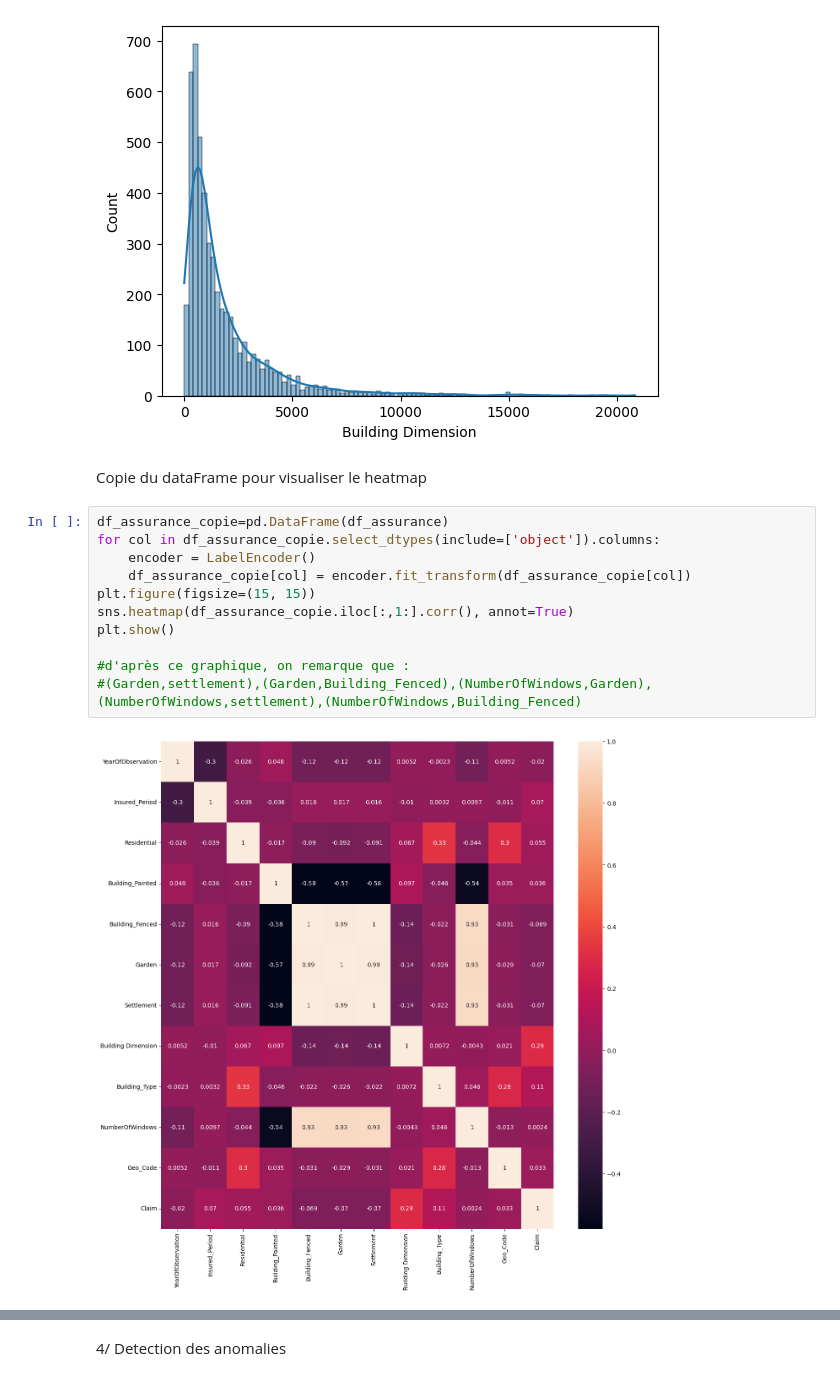
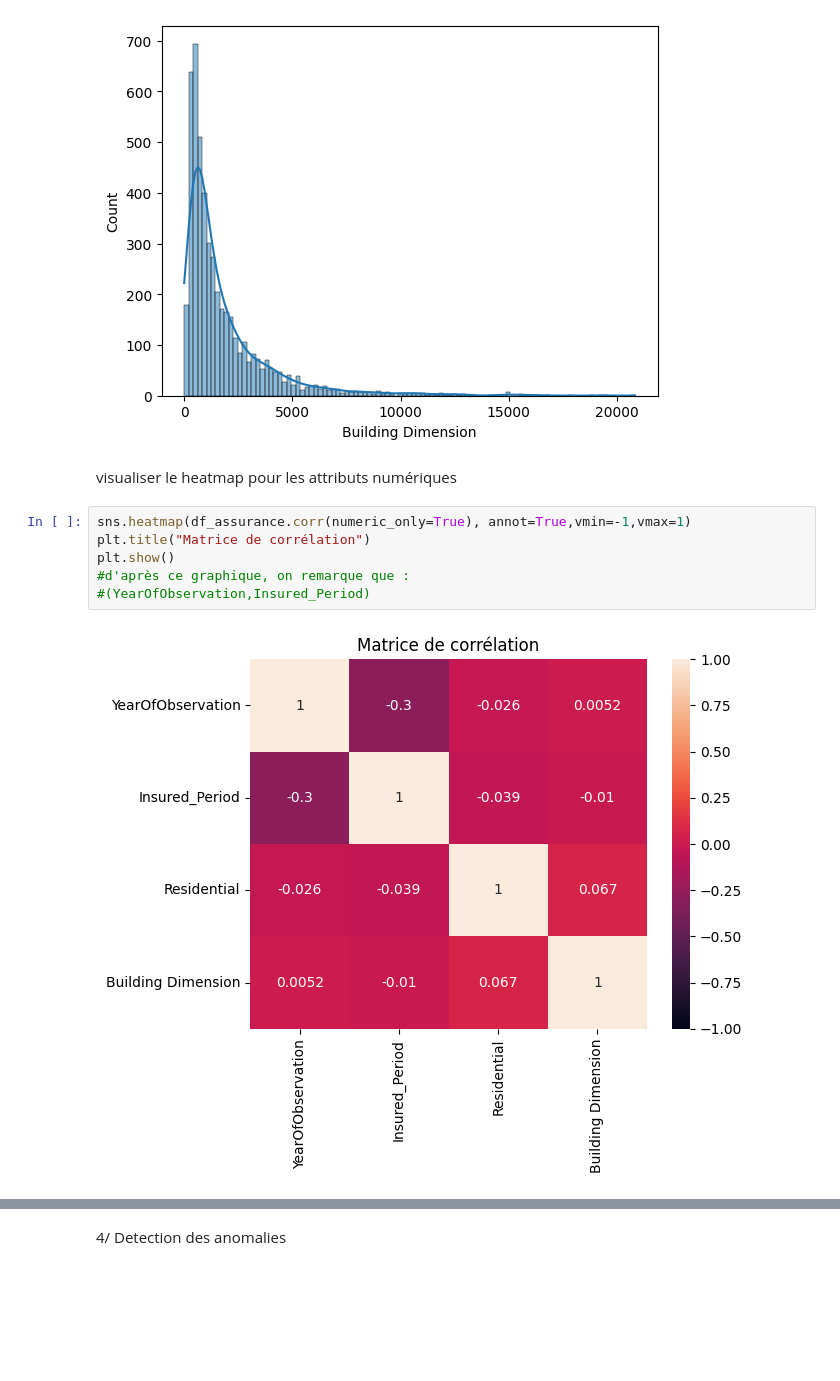
Before and after one commit to Sirine2002/Data_Mining, a Jupyter notebook: Projet_01.ipynb, the cells around one changed output, grey strips where cells are left out. Drawn from its saved outputs; the diff is of its cells as text; blank space fills up the shorter version.

```diff
--- a/Projet_01.ipynb
+++ b/Projet_01.ipynb
@@ -90,18 +108,13 @@ sns.histplot(df_assurance['Building Dimension'], kde=True)
 plt.show()
 # %% [output]
 [figure]
-# %% [markdown]
-Copie du dataFrame pour visualiser le heatmap
-# %%
-df_assurance_copie=pd.DataFrame(df_assurance)
-for col in df_assurance_copie.select_dtypes(include=['object']).columns:
-    encoder = LabelEncoder()
-    df_assurance_copie[col] = encoder.fit_transform(df_assurance_copie[col])
-plt.figure(figsize=(15, 15))
-sns.heatmap(df_assurance_copie.iloc[:,1:].corr(), annot=True)
-plt.show()
-
-#d'après ce graphique, on remarque que :
-#(Garden,settlement),(Garden,Building_Fenced),(NumberOfWindows,Garden),(NumberOfWindows,settlement),(NumberOfWindows,Building_Fenced)
-# %% [output]
-[figure, removed]
+# %% [markdown]
+visualiser le heatmap pour les attributs numériques
+# %%
+sns.heatmap(df_assurance.corr(numeric_only=True), annot=True,vmin=-1,vmax=1)
+plt.title("Matrice de corrélation")
+plt.show()
+#d'après ce graphique, on remarque que :
+#(YearOfObservation,Insured_Period)
+# %% [output]
+[figure, added]
```
Also changed, not shown: parts of 48 cells of this notebook.
